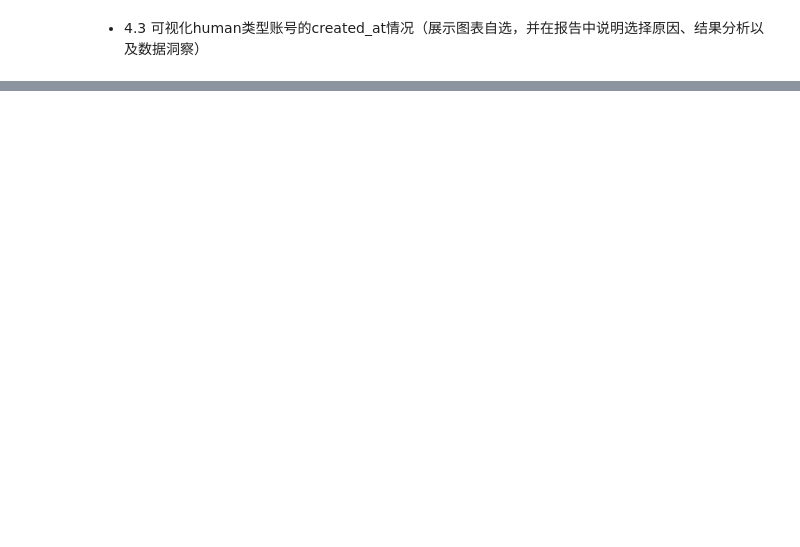
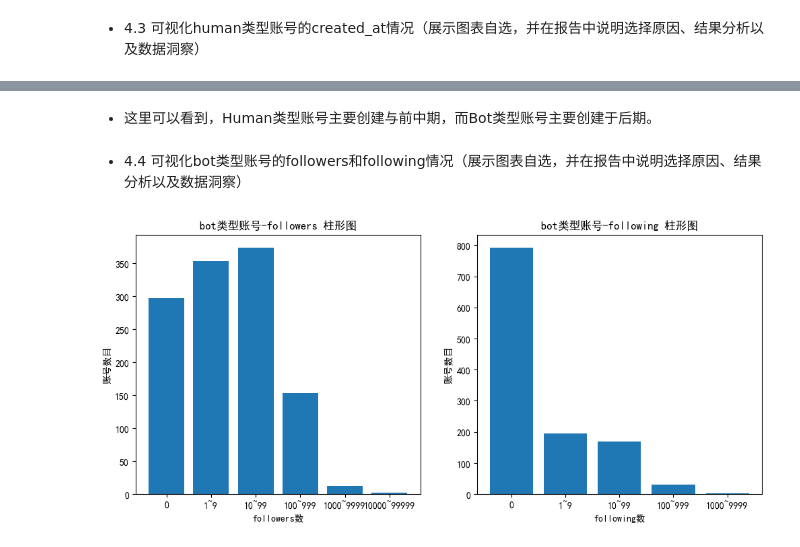
Before and after one commit to Utlyr/-, a Jupyter notebook: homework7.ipynb, the cells around one changed output, grey strips where cells are left out. Cells and saved outputs as stored; diff of their text form; code cells hidden in the pictures; blank space fills up the shorter version.

```diff
--- a/homework7.ipynb
+++ b/homework7.ipynb
@@ -189,0 +202,33 @@ plt.show()
+# %% [markdown]
+- 这里可以看到，Human类型账号主要创建与前中期，而Bot类型账号主要创建于后期。
+# %% [markdown]
+- 4.4 可视化bot类型账号的followers和following情况（展示图表自选，并在报告中说明选择原因、结果分析以及数据洞察）
+# %%
+plt.figure(figsize=(12,5))
+plt.subplot(1,2,1)
+arr = [botdata['followers'][botdata['followers']==0].size]
+labels = ["0"]
+tmp = 1
+while tmp<botdata['followers'].max():
+    arr.append(botdata['followers'][botdata['followers']>=tmp][botdata['followers']<tmp*10].size)
+    labels.append("{}~{}".format(tmp,tmp*10-1))
+    tmp*=10
+plt.bar(labels,arr)
+plt.title("bot类型账号-followers 柱形图")
+plt.ylabel("账号数目",fontsize=10)
+plt.xlabel("followers数",fontsize=10)
+plt.subplot(1,2,2)
+arr = [botdata['following'][botdata['following']==0].size]
+labels = ["0"]
+tmp = 1
+while tmp<botdata['following'].max():
+    arr.append(botdata['following'][botdata['following']>=tmp][botdata['following']<tmp*10].size)
+    labels.append("{}~{}".format(tmp,tmp*10-1))
+    tmp*=10
+plt.bar(labels,arr)
+plt.title("bot类型账号-following 柱形图")
+plt.ylabel("账号数目",fontsize=10)
+plt.xlabel("following数",fontsize=10)
+plt.show()
+# %% [output]
+[figure, added]
```
Also changed, not shown: parts of 10 cells of this notebook.
